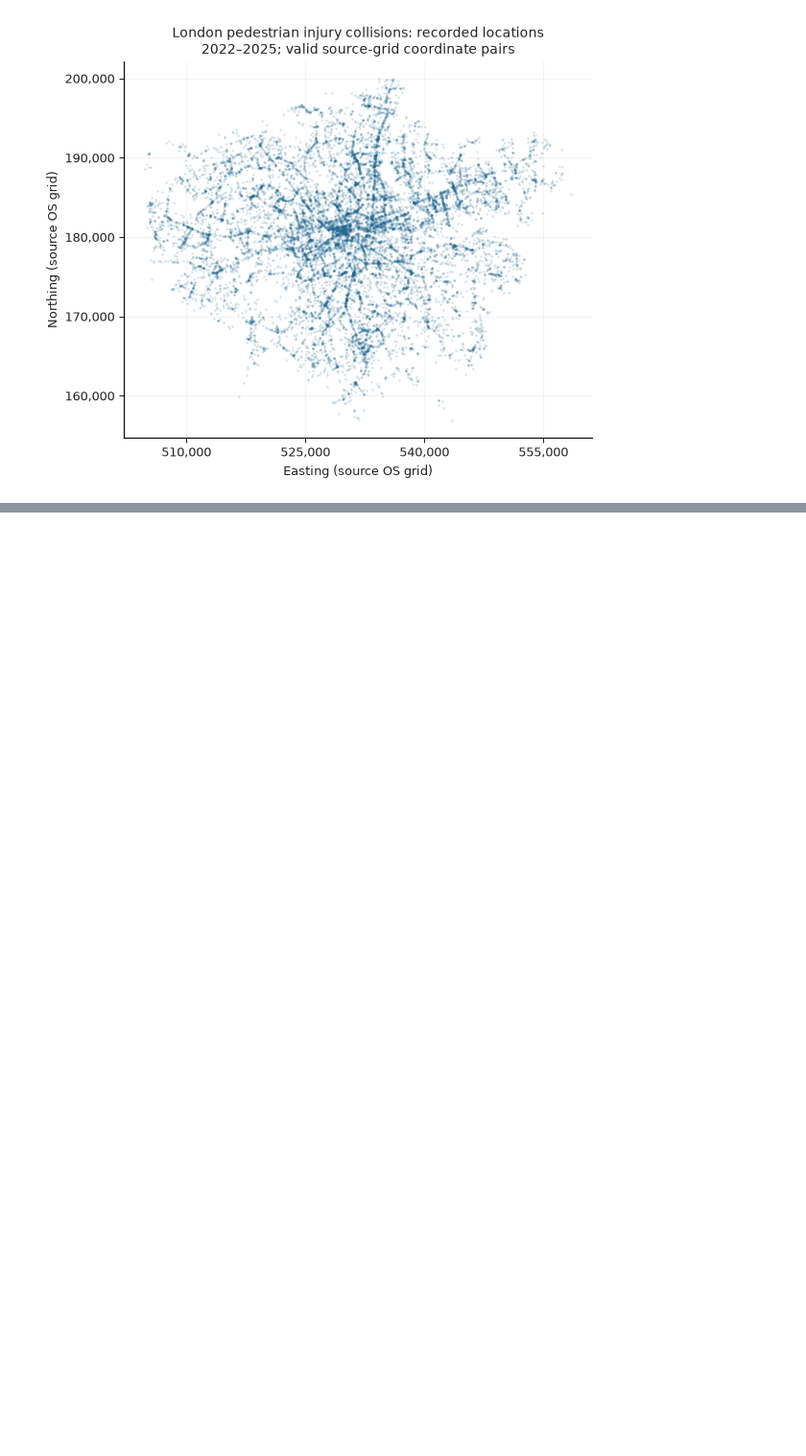
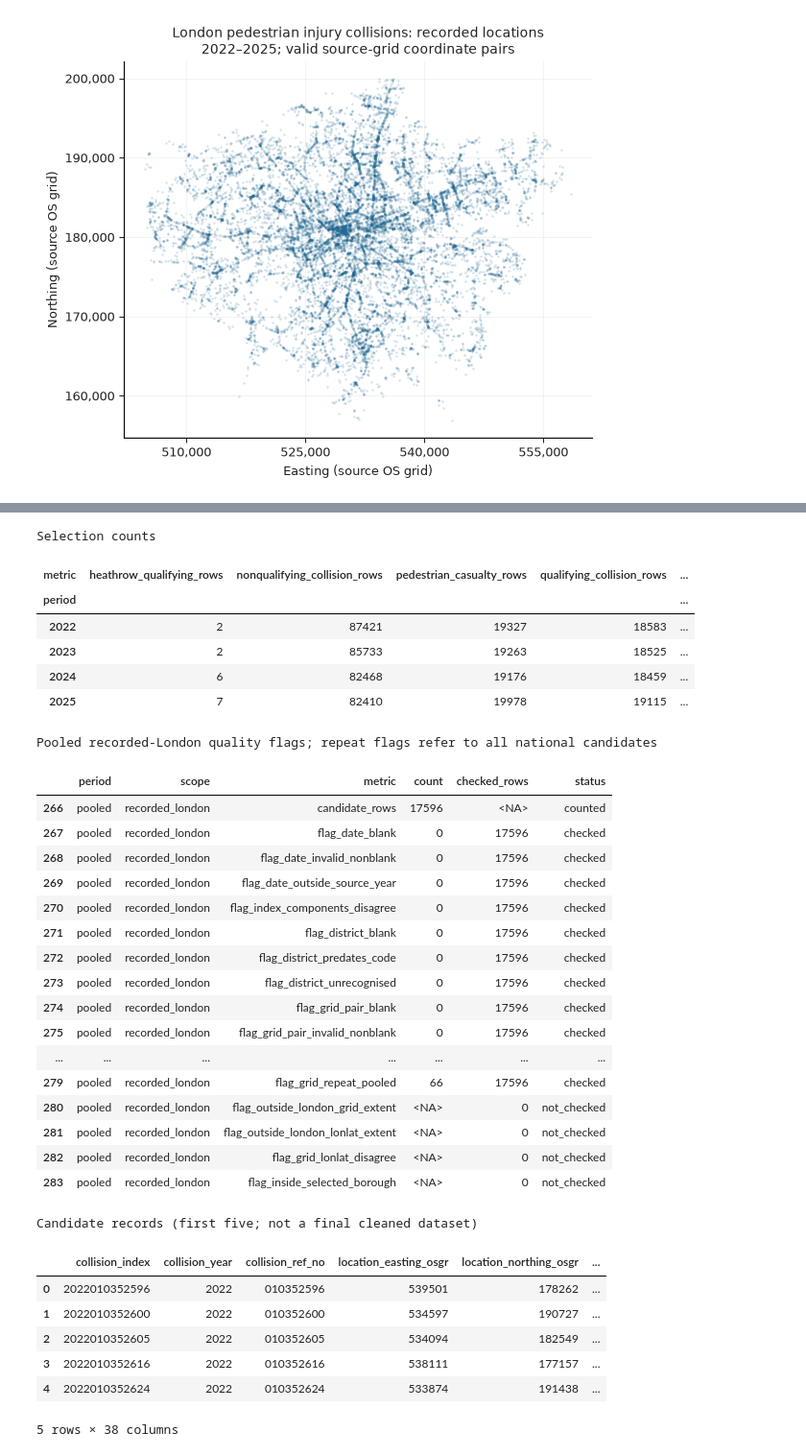
Before and after one commit to chathuranga-sudusinghe/london-pedestrian-collision-analysis, a Jupyter notebook: notebooks/01_data_understanding_preparation.ipynb, the cells around one changed output, grey strips where cells are left out. Shown at 96% size. Cells and saved outputs as stored; diff of their text form; code cells hidden in the pictures; blank space fills up the shorter version.

Commit message:
Consolidate data understanding and candidate preparation

```diff
--- a/notebooks/01_data_inspection.ipynb
+++ b/notebooks/01_data_understanding_preparation.ipynb
@@ -32,6 +37,15 @@ if not DATA_DIR.is_dir():
         "or COMP1890_DATA_DIR to the supplied input directory."
     )
 print({"python": platform.python_version(), "pandas": pd.__version__})
+
+OUTPUT_DIR = Path(os.environ.get("COMP1890_OUTPUT_DIR", "../data/derived")).expanduser()
+GRID_CRS = "EPSG:27700"
+# Extents: (minimum x, minimum y, maximum x, maximum y); flags only.
+LONDON_GRID_EXTENT = None
+LONDON_LONLAT_EXTENT = None
+LONDON_EXTENT_SOURCE = ""
+if (LONDON_GRID_EXTENT is not None or LONDON_LONLAT_EXTENT is not None) and not LONDON_EXTENT_SOURCE.strip():
+    raise ValueError("Record LONDON_EXTENT_SOURCE before enabling an extent screen.")
 # %% [output]
 {'python': '3.12.3', 'pandas': '3.1.1'}
 # %% [markdown]
@@ -726,0 +868,61 @@ The point map shows a visually denser central part of the recorded London extent
+# %%
+flag_columns = [column for column in candidates if column.startswith("flag_")]
+for period in [*(str(year) for year in YEARS), "pooled"]:
+    period_rows = candidates if period == "pooled" else candidates.loc[candidates["source_file_year"].eq(int(period))]
+    scopes = {"all_qualifying": period_rows,
+              "recorded_london": period_rows.loc[period_rows["is_recorded_london"]],
+              "heathrow": period_rows.loc[period_rows["is_heathrow"]]}
+    for scope, subset in scopes.items():
+        log_rows.append({"period": period, "scope": scope, "metric": "candidate_rows",
+                         "count": len(subset), "checked_rows": pd.NA, "status": "counted"})
+        for flag in flag_columns:
+            checked = int(subset[flag].notna().sum())
+            log_rows.append({"period": period, "scope": scope, "metric": flag,
+                             "count": int(subset[flag].sum()) if checked else pd.NA,
+                             "checked_rows": checked,
+                             "status": "checked" if checked else "not_checked"})
+preparation_log = pd.DataFrame(log_rows)
+print("Selection counts")
+display(selection_log.loc[selection_log["status"].eq("counted")].pivot(
+    index="period", columns="metric", values="count"
+))
+print("Pooled recorded-London quality flags; repeat flags refer to all national candidates")
+display(preparation_log.loc[
+    preparation_log["period"].eq("pooled") & preparation_log["scope"].eq("recorded_london")
+])
+print("Candidate records (first five; not a final cleaned dataset)")
+display(candidates.head())
+# %% [output]
+Selection counts
+| metric | heathrow_qualifying_rows | nonqualifying_collision_rows | pedestrian_casualty_rows | qualifying_collision_rows | ... |
+| period |  |  |  |  | ... |
+| 2022 | 2 | 87421 | 19327 | 18583 | ... |
+| 2023 | 2 | 85733 | 19263 | 18525 | ... |
+| 2024 | 6 | 82468 | 19176 | 18459 | ... |
+| 2025 | 7 | 82410 | 19978 | 19115 | ... |
+Pooled recorded-London quality flags; repeat flags refer to all national candidates
+|  | period | scope | metric | count | checked_rows | status |
+| 266 | pooled | recorded_london | candidate_rows | 17596 | <NA> | counted |
+| 267 | pooled | recorded_london | flag_date_blank | 0 | 17596 | checked |
+| 268 | pooled | recorded_london | flag_date_invalid_nonblank | 0 | 17596 | checked |
+| 269 | pooled | recorded_london | flag_date_outside_source_year | 0 | 17596 | checked |
+| 270 | pooled | recorded_london | flag_index_components_disagree | 0 | 17596 | checked |
+| 271 | pooled | recorded_london | flag_district_blank | 0 | 17596 | checked |
+| 272 | pooled | recorded_london | flag_district_predates_code | 0 | 17596 | checked |
+| 273 | pooled | recorded_london | flag_district_unrecognised | 0 | 17596 | checked |
+| 274 | pooled | recorded_london | flag_grid_pair_blank | 0 | 17596 | checked |
+| 275 | pooled | recorded_london | flag_grid_pair_invalid_nonblank | 0 | 17596 | checked |
+| ... | ... | ... | ... | ... | ... | ... |
+| 279 | pooled | recorded_london | flag_grid_repeat_pooled | 66 | 17596 | checked |
+| 280 | pooled | recorded_london | flag_outside_london_grid_extent | <NA> | 0 | not_checked |
+| 281 | pooled | recorded_london | flag_outside_london_lonlat_extent | <NA> | 0 | not_checked |
+| 282 | pooled | recorded_london | flag_grid_lonlat_disagree | <NA> | 0 | not_checked |
+| 283 | pooled | recorded_london | flag_inside_selected_borough | <NA> | 0 | not_checked |
+Candidate records (first five; not a final cleaned dataset)
+|  | collision_index | collision_year | collision_ref_no | location_easting_osgr | location_northing_osgr | ... |
+| 0 | 2022010352596 | 2022 | 010352596 | 539501 | 178262 | ... |
+| 1 | 2022010352600 | 2022 | 010352600 | 534597 | 190727 | ... |
+| 2 | 2022010352605 | 2022 | 010352605 | 534094 | 182549 | ... |
+| 3 | 2022010352616 | 2022 | 010352616 | 538111 | 177157 | ... |
+| 4 | 2022010352624 | 2022 | 010352624 | 533874 | 191438 | ... |
+5 rows × 38 columns
```
Also changed, not shown: parts of 23 cells of this notebook, 2 other files.
